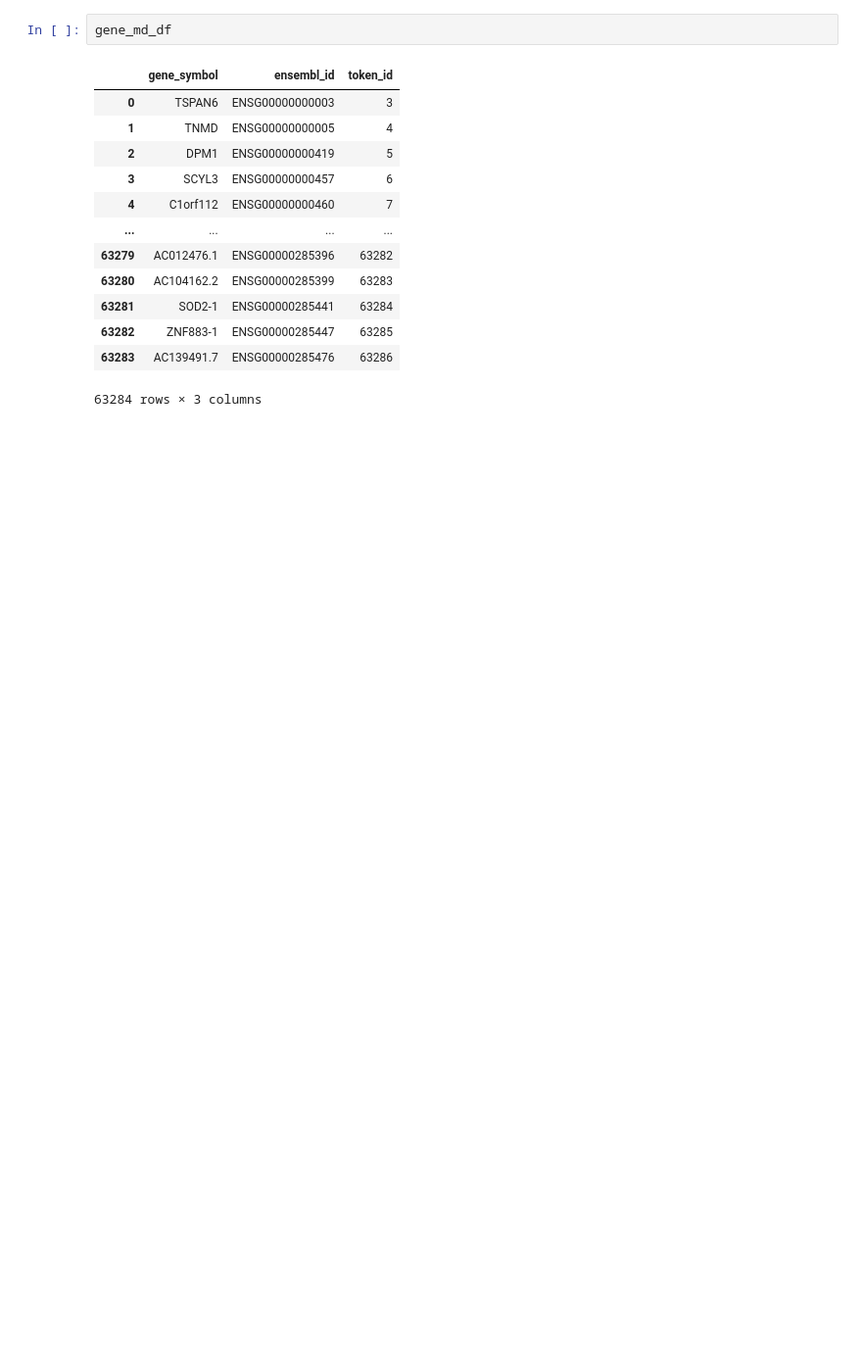
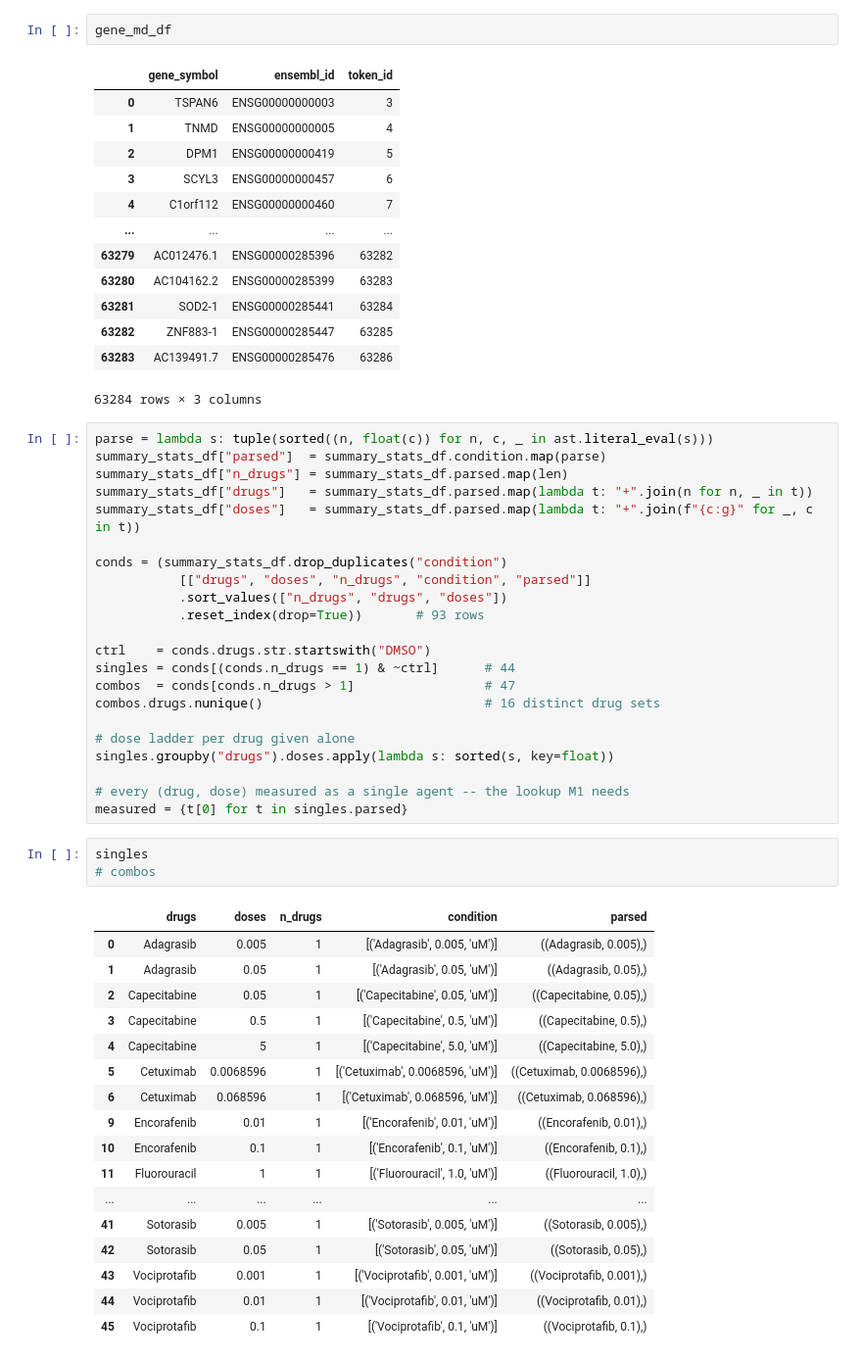
Before and after one commit to jeannieshe/relearn, a Jupyter notebook: notebooks/alaysia/emeraldbay_exploration.ipynb, the cells around one changed output. Shown at 98% size. Drawn from its saved outputs; the diff is of its cells as text; blank space fills up the shorter version.

Commit message:
added single and combo exploration for emeraldbay

```diff
--- a/notebooks/alaysia/emeraldbay_exploration.ipynb
+++ b/notebooks/alaysia/emeraldbay_exploration.ipynb
@@ -75,3 +75,46 @@ gene_md_df
 | 63282 | ZNF883-1 | ENSG00000285447 | 63285 |
 | 63283 | AC139491.7 | ENSG00000285476 | 63286 |
 63284 rows × 3 columns
+# %%
+parse = lambda s: tuple(sorted((n, float(c)) for n, c, _ in ast.literal_eval(s)))
+summary_stats_df["parsed"]  = summary_stats_df.condition.map(parse)
+summary_stats_df["n_drugs"] = summary_stats_df.parsed.map(len)
+summary_stats_df["drugs"]   = summary_stats_df.parsed.map(lambda t: "+".join(n for n, _ in t))
+summary_stats_df["doses"]   = summary_stats_df.parsed.map(lambda t: "+".join(f"{c:g}" for _, c in t))
+
+conds = (summary_stats_df.drop_duplicates("condition")
+           [["drugs", "doses", "n_drugs", "condition", "parsed"]]
+           .sort_values(["n_drugs", "drugs", "doses"])
+           .reset_index(drop=True))       # 93 rows
+
+ctrl    = conds.drugs.str.startswith("DMSO")
+singles = conds[(conds.n_drugs == 1) & ~ctrl]      # 44
+combos  = conds[conds.n_drugs > 1]                 # 47
+combos.drugs.nunique()                             # 16 distinct drug sets
+
+# dose ladder per drug given alone
+singles.groupby("drugs").doses.apply(lambda s: sorted(s, key=float))
+
+# every (drug, dose) measured as a single agent -- the lookup M1 needs
+measured = {t[0] for t in singles.parsed}
+# %%
+singles
+# combos
+# %% [output]
+|  | drugs | doses | n_drugs | condition | parsed |
+| 0 | Adagrasib | 0.005 | 1 | [('Adagrasib', 0.005, 'uM')] | ((Adagrasib, 0.005),) |
+| 1 | Adagrasib | 0.05 | 1 | [('Adagrasib', 0.05, 'uM')] | ((Adagrasib, 0.05),) |
+| 2 | Capecitabine | 0.05 | 1 | [('Capecitabine', 0.05, 'uM')] | ((Capecitabine, 0.05),) |
+| 3 | Capecitabine | 0.5 | 1 | [('Capecitabine', 0.5, 'uM')] | ((Capecitabine, 0.5),) |
+| 4 | Capecitabine | 5 | 1 | [('Capecitabine', 5.0, 'uM')] | ((Capecitabine, 5.0),) |
+| 5 | Cetuximab | 0.0068596 | 1 | [('Cetuximab', 0.0068596, 'uM')] | ((Cetuximab, 0.0068596),) |
+| 6 | Cetuximab | 0.068596 | 1 | [('Cetuximab', 0.068596, 'uM')] | ((Cetuximab, 0.068596),) |
+| 9 | Encorafenib | 0.01 | 1 | [('Encorafenib', 0.01, 'uM')] | ((Encorafenib, 0.01),) |
+| 10 | Encorafenib | 0.1 | 1 | [('Encorafenib', 0.1, 'uM')] | ((Encorafenib, 0.1),) |
+| 11 | Fluorouracil | 1 | 1 | [('Fluorouracil', 1.0, 'uM')] | ((Fluorouracil, 1.0),) |
+| ... | ... | ... | ... | ... | ... |
+| 41 | Sotorasib | 0.005 | 1 | [('Sotorasib', 0.005, 'uM')] | ((Sotorasib, 0.005),) |
+| 42 | Sotorasib | 0.05 | 1 | [('Sotorasib', 0.05, 'uM')] | ((Sotorasib, 0.05),) |
+| 43 | Vociprotafib | 0.001 | 1 | [('Vociprotafib', 0.001, 'uM')] | ((Vociprotafib, 0.001),) |
+| 44 | Vociprotafib | 0.01 | 1 | [('Vociprotafib', 0.01, 'uM')] | ((Vociprotafib, 0.01),) |
+| 45 | Vociprotafib | 0.1 | 1 | [('Vociprotafib', 0.1, 'uM')] | ((Vociprotafib, 0.1),) |
```
